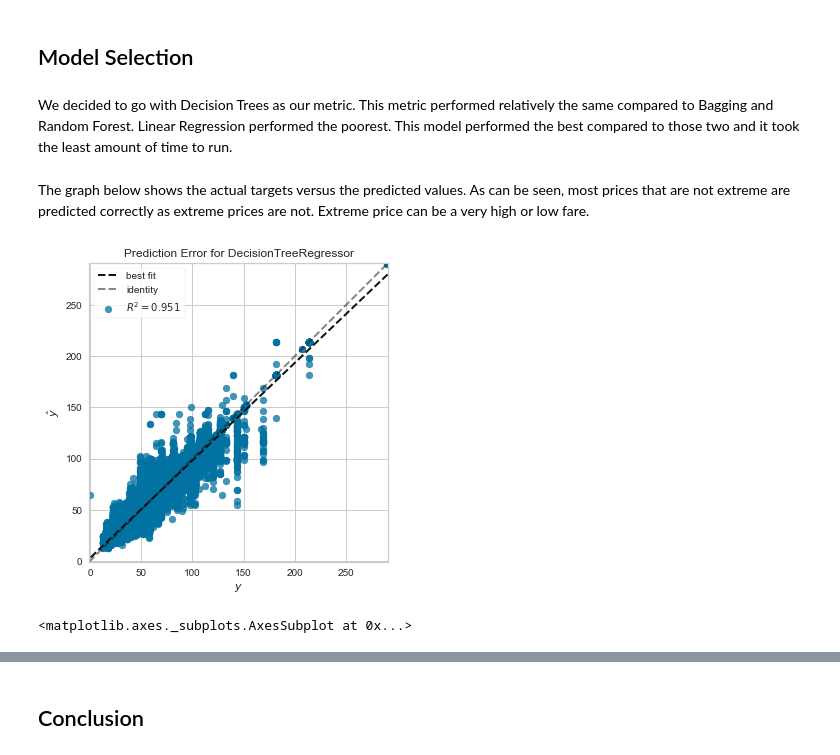
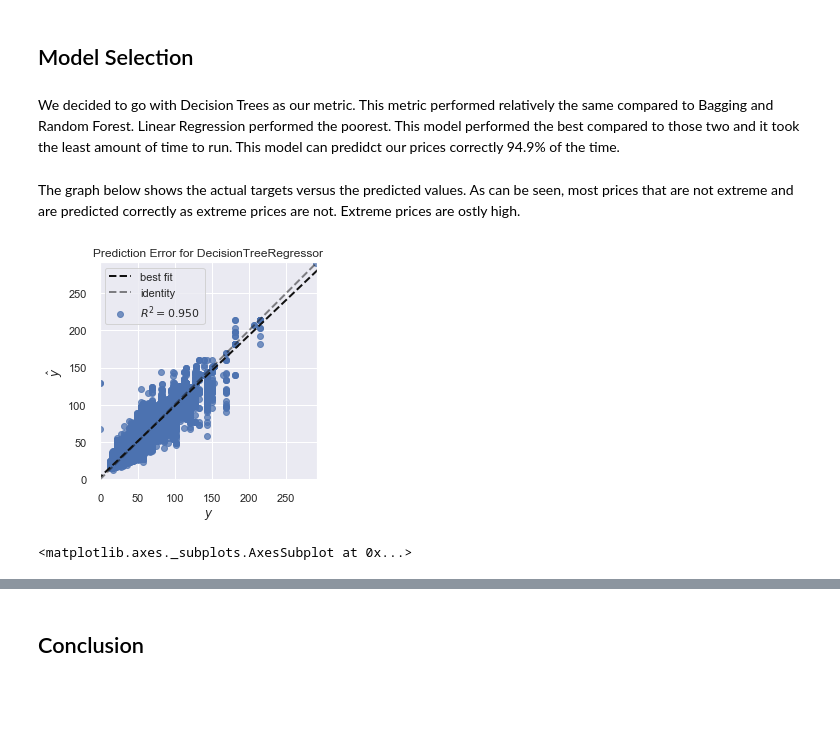
Before and after one commit to BrianJ1224/Capstone, a Jupyter notebook: Code.ipynb, the cells around one changed output, grey strips where cells are left out. Saved outputs shown, nothing was run; the diff lists cells and outputs as text; code cells hidden in the pictures; blank space fills up the shorter version.

```diff
--- a/Code.ipynb
+++ b/Code.ipynb
@@ -416,11 +538,11 @@ Absolute Mean Squared Error: 7.04589859486542
 # %%
 start = timeit.default_timer()
-dt = DecisionTreeRegressor()
+dt = DecisionTreeRegressor(max_features=90 , min_samples_split=2 , min_samples_leaf=2)
 dt.fit(X_train, y_train)
 y_pred_dt = dt.predict(X_test)
 
 print('Train Score: ' + str(dt.score(X_train, y_train)))
-print('Test Scpre: ' + str(dt.score(X_test, y_test)))
+print('Test Score: ' + str(dt.score(X_test, y_test)))
 stop = timeit.default_timer()
 print('Time Taken: ' + str(stop - start))
 # %% [output]
@@ -436,8 +558,28 @@ Absolute Mean Squared Error: 3.0274351856253614
 # %% [markdown]
 ### Bagging
+# %%
+pipe_bag = Pipeline(steps=[
+    ('bag', BaggingRegressor(n_jobs=-1))
+])
+
+#pipe_bag.fit(X_train, y_train)
+pipe_params = {
+    'bag__max_samples': np.arange(.85, 1, .05),
+    'bag__max_features': np.arange(95,97, 1),
+    }
+gs_bag = GridSearchCV(pipe_bag,
+            param_grid=
+            pipe_params, cv=5)
+
+gs_bag.fit(X_train, y_train);
+
+model_bag = gs_bag.best_estimator_
+print('Estimator:' + str(model_bag)) # Shows best estimator
+print('Train score:' + str(model_bag.score(X_train, y_train)))
+print('Test score:' + str(model_bag.score(X_test, y_test)))
 # %%
 start = timeit.default_timer()
-bag = BaggingRegressor(n_jobs=-1)
+bag = BaggingRegressor(n_jobs=-1, max_features=95)
 bag.fit(X_train, y_train)
 y_pred_bag = bag.predict(X_test)
 
@@ -488,4 +620,4 @@ Absolute Mean Squared Error: 3.032200617112663
 # %% [markdown]
 ## Model Selection
 # %% [markdown]
-We decided to go with Decision Trees as our metric. This metric performed relatively the same compared to Bagging and Random Forest. Linear Regression performed the poorest. This model performed the best compared to those two and it took the least amount of time to run.
+We decided to go with Decision Trees as our metric. This metric performed relatively the same compared to Bagging and Random Forest. Linear Regression performed the poorest. This model performed the best compared to those two and it took the least amount of time to run. This model can predidct our prices correctly 94.9% of the time.
@@ -494,10 +624,11 @@ from yellowbrick.regressor import PredictionError
 # %% [markdown]
-The graph below shows the actual targets versus the predicted values. As can be seen, most prices that are not extreme are predicted correctly as extreme prices are not. Extreme price can be a very high or low fare.
+The graph below shows the actual targets versus the predicted values. As can be seen, most prices that are not extreme and are predicted correctly as extreme prices are not. Extreme prices are ostly high.
 # %%
 visualizer = PredictionError(dt)
 visualizer.fit(X_train, y_train)
 visualizer.score(X_test, y_test)
+visualizer.
 visualizer.show()
 # %% [output]
-[figure, old version]
+[figure, new version]
 <matplotlib.axes._subplots.AxesSubplot at 0x...>
```
Also changed, not shown: parts of 31 cells of this notebook, 1 other file.
